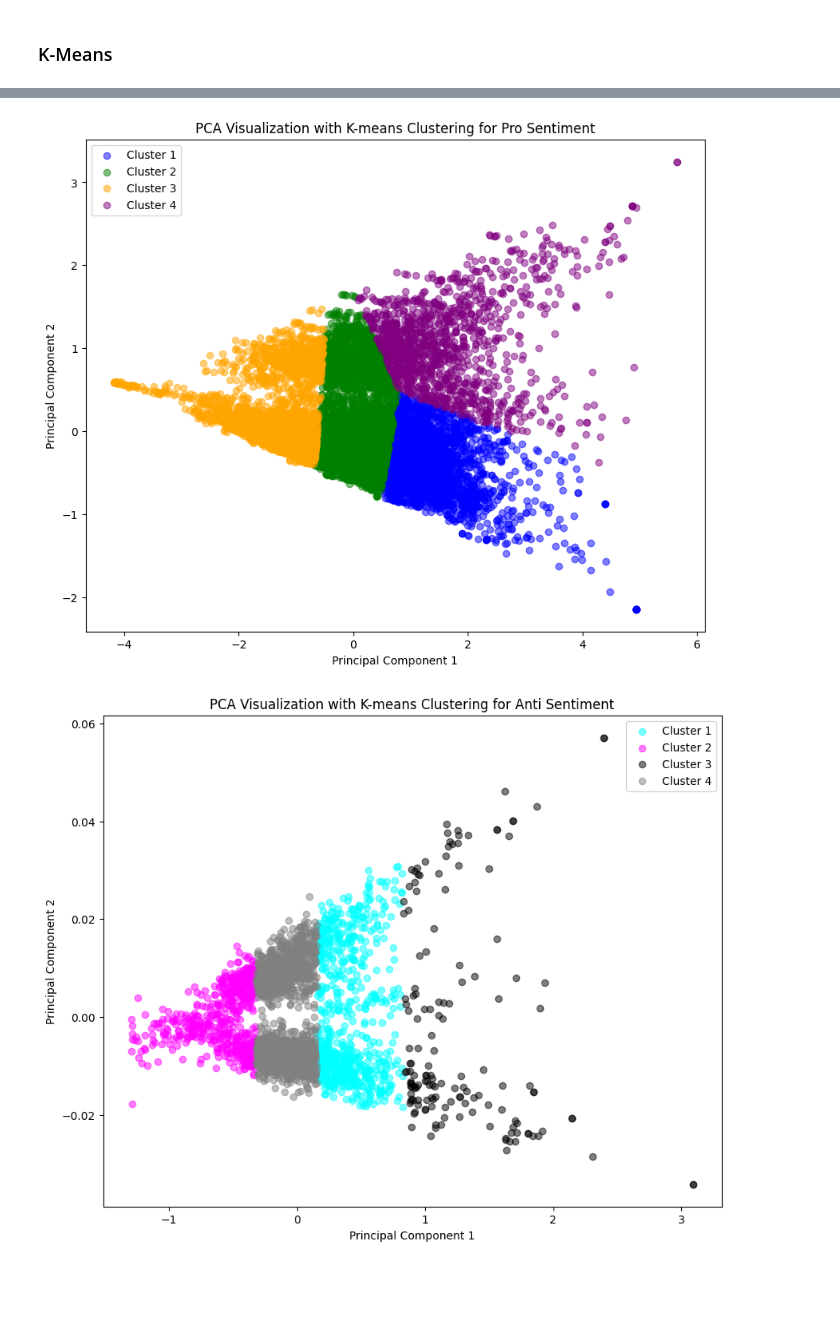
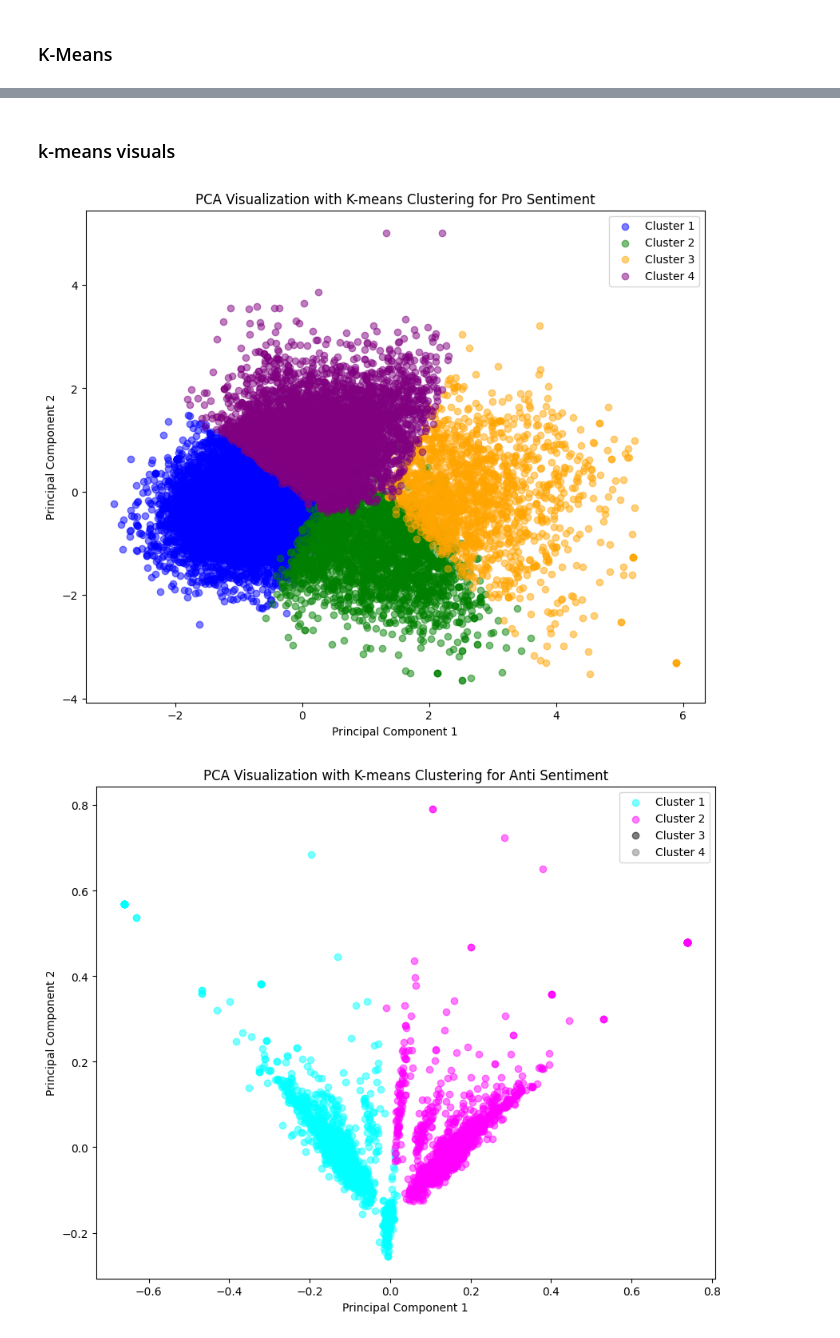
Before and after one commit to ramya1907/climate-change-tweets-analysis, a Jupyter notebook: climate_change_stance_analysis.ipynb, the cells around one changed output, grey strips where cells are left out. Drawn from its saved outputs; the diff is of its cells as text; code cells hidden in the pictures; blank space fills up the shorter version.

Commit message:
Implemented tf-idf vectorization for anti_df

```diff
--- a/climate_change_stance_analysis.ipynb
+++ b/climate_change_stance_analysis.ipynb
@@ -593,2 +544,15 @@ anti_X_2d = pca_anti.fit_transform(anti_X)
+# %%
+# Create Anti DataFrame
+anti_df = combined_df[combined_df['label'] == -1]
+# anti_tokenized_tweets = anti_df['tokenized_tweet'].tolist()
+anti_tweets_strings = [' '.join(tokens) for tokens in anti_df['tokenized_tweet']]
+
+tfidf_vectorizer = TfidfVectorizer(min_df=6)
+anti_X = tfidf_vectorizer.fit_transform(anti_tweets_strings)
+vocab = tfidf_vectorizer.get_feature_names_out()
+
+# Perform PCA for anti tweets
+# pca_anti = PCA(n_components=100)
+# anti_X_2d = pca_anti.fit_transform(anti_X)
 # %% [markdown]
 ### K-Means
@@ -698,0 +632,15 @@ print(anti_top_terms_df)
+# %%
+anti_kmeans = KMeans(n_clusters=2, random_state=345, n_init='auto')
+anti_clusters = anti_kmeans.fit_predict(anti_X)
+anti_centroids = anti_kmeans.cluster_centers_
+
+top_term_indices = anti_centroids.argsort()[:, ::-1][:, :n_top_terms]
+
+top_terms_per_cluster = {}
+for cluster_id, indices in enumerate(top_term_indices):
+    terms = [vocab[idx] for idx in indices]
+    top_terms_per_cluster[f'Cluster {cluster_id + 1}'] = terms
+
+top_terms_df = pd.DataFrame.from_dict(top_terms_per_cluster, orient='index')
+top_terms_df = top_terms_df.transpose()
+print(top_terms_df)
@@ -699,28 +671,42 @@ print(anti_top_terms_df)
+# %% [markdown]
+### k-means visuals
 # %%
+
+# Convert sparse matrix to dense array
+anti_X_dense = anti_X.toarray()
+
+# Initialize PCA with 2 components (to reduce to 2 features)
+pca = PCA(n_components=2)
+
+# Fit PCA to your data and transform it
+anti_X_2d = pca.fit_transform(anti_X_dense)
+
+pro_X_2d = pca.fit_transform(pro_X)
+
 # Define colors for each cluster
 colors_pro = ['blue', 'green', 'orange', 'purple']
 colors_anti = ['cyan', 'magenta', 'black', 'gray']
 
 # Plot for pro sentiment
 plt.figure(figsize=(10, 8))
 for i in range(4):
     plt.scatter(pro_X_2d[pro_clusters == i, 0], pro_X_2d[pro_clusters == i, 1], color=colors_pro[i], label=f'Cluster {i+1}', alpha=0.5)
 plt.title('PCA Visualization with K-means Clustering for Pro Sentiment')
 plt.xlabel('Principal Component 1')
 plt.ylabel('Principal Component 2')
 plt.legend()
 plt.show()
 
 # Plot for anti sentiment
 plt.figure(figsize=(10, 8))
 for i in range(4):
     plt.scatter(anti_X_2d[anti_clusters == i, 0], anti_X_2d[anti_clusters == i, 1], color=colors_anti[i], label=f'Cluster {i+1}', alpha=0.5)
 plt.title('PCA Visualization with K-means Clustering for Anti Sentiment')
 plt.xlabel('Principal Component 1')
 plt.ylabel('Principal Component 2')
 plt.legend()
 plt.show()
 # %% [output]
-[figure, old version]
+[figure, new version]
-[figure, old version]
+[figure, new version]
 # %% [markdown]
```
Also changed, not shown: parts of 25 cells of this notebook.
